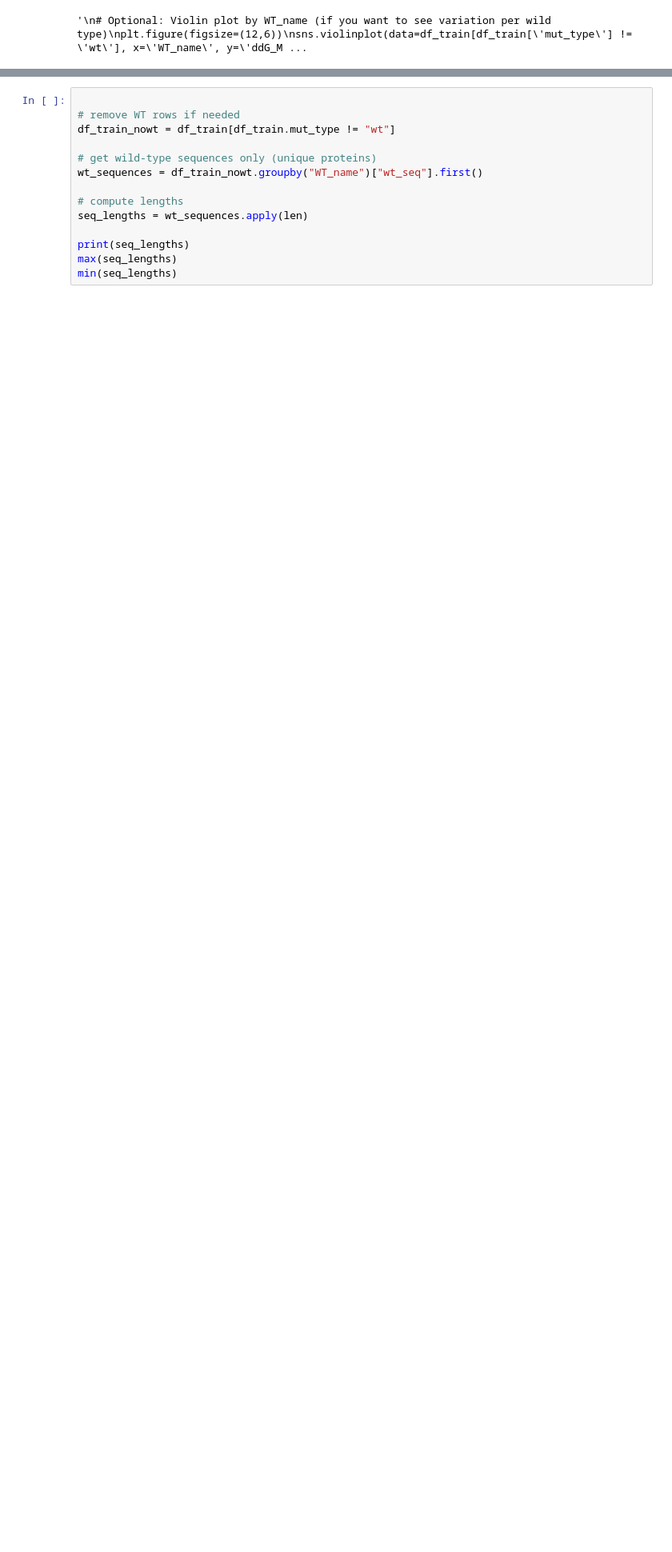
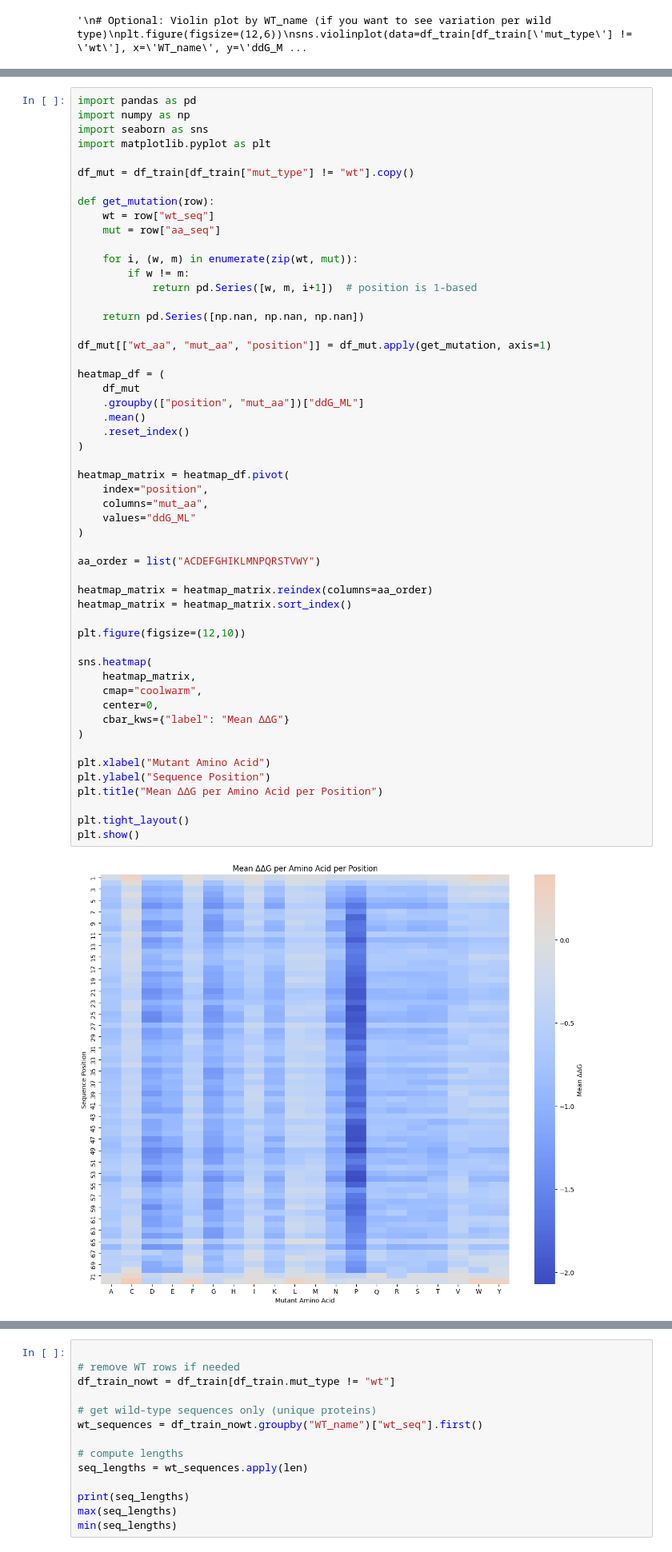
Before and after one commit to tpayer-eng/tn, a Jupyter notebook: project-tn/dataexploration_n_sequence.ipynb, the cells around one changed output, grey strips where cells are left out. Shown at 80% size. Saved outputs shown, nothing was run; the diff lists cells and outputs as text; blank space fills up the shorter version.

```diff
--- a/project-tn/dataexploration_n_sequence.ipynb
+++ b/project-tn/dataexploration_n_sequence.ipynb
@@ -191,6 +191,61 @@ plt.title("Mutation Stability Landscape (training set)")
 plt.show()
 # %% [output]
 [figure]
+# %%
+import pandas as pd
+import numpy as np
+import seaborn as sns
+import matplotlib.pyplot as plt
+
+df_mut = df_train[df_train["mut_type"] != "wt"].copy()
+
+def get_mutation(row):
+    wt = row["wt_seq"]
+    mut = row["aa_seq"]
+
+    for i, (w, m) in enumerate(zip(wt, mut)):
+        if w != m:
+            return pd.Series([w, m, i+1])  # position is 1-based
+
+    return pd.Series([np.nan, np.nan, np.nan])
+
+df_mut[["wt_aa", "mut_aa", "position"]] = df_mut.apply(get_mutation, axis=1)
+
+heatmap_df = (
+    df_mut
+    .groupby(["position", "mut_aa"])["ddG_ML"]
+    .mean()
+    .reset_index()
+)
+
+heatmap_matrix = heatmap_df.pivot(
+    index="position",
+    columns="mut_aa",
+    values="ddG_ML"
+)
+
+aa_order = list("ACDEFGHIKLMNPQRSTVWY")
+
+heatmap_matrix = heatmap_matrix.reindex(columns=aa_order)
+heatmap_matrix = heatmap_matrix.sort_index()
+
+plt.figure(figsize=(12,10))
+
+sns.heatmap(
+    heatmap_matrix,
+    cmap="coolwarm",
+    center=0,
+    cbar_kws={"label": "Mean ΔΔG"}
+)
+
+plt.xlabel("Mutant Amino Acid")
+plt.ylabel("Sequence Position")
+plt.title("Mean ΔΔG per Amino Acid per Position")
+
+plt.tight_layout()
+plt.show()
+# %% [output]
+[figure, added]
 # %%
 from mpl_toolkits.mplot3d import Axes3D
 
```
Also changed, not shown: parts of 3 cells of this notebook.
